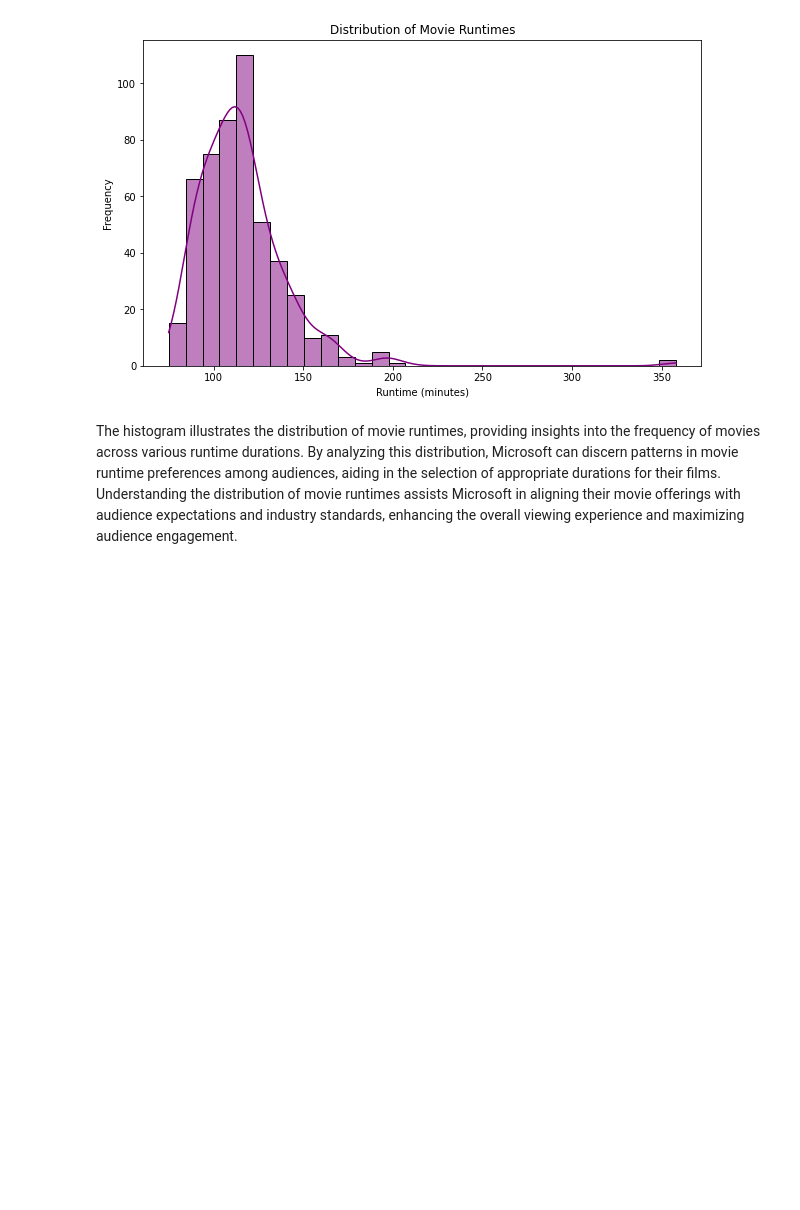
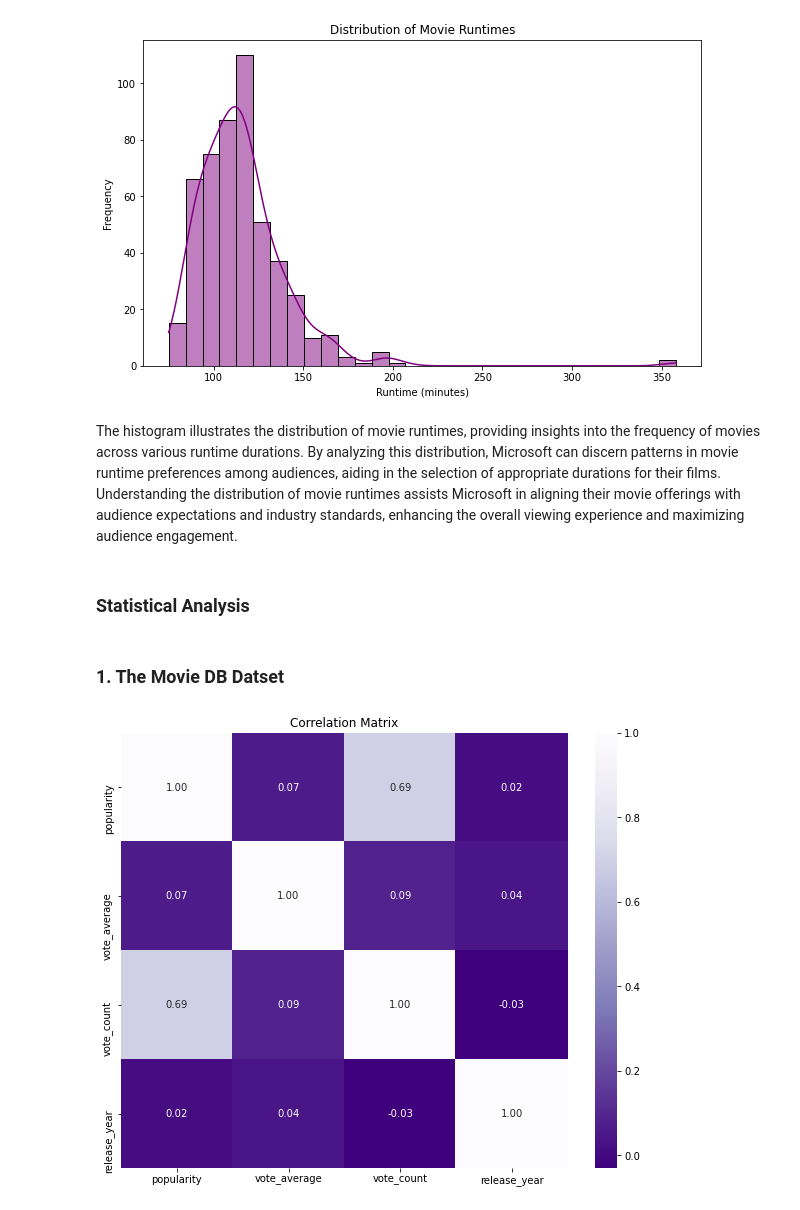
Before and after one commit to olivemideva/dsc-phase-1-project-v2-4, a Jupyter notebook: student.ipynb, the cells around one changed output. Saved outputs shown, nothing was run; the diff lists cells and outputs as text; code cells hidden in the pictures; blank space fills up the shorter version.

Commit message:
Statistical Analysis

```diff
--- a/student.ipynb
+++ b/student.ipynb
@@ -695,3 +695,18 @@ plt.show()
 [figure]
 # %% [markdown]
 The histogram illustrates the distribution of movie runtimes, providing insights into the frequency of movies across various runtime durations. By analyzing this distribution, Microsoft can discern patterns in movie runtime preferences among audiences, aiding in the selection of appropriate durations for their films. Understanding the distribution of movie runtimes assists Microsoft in aligning their movie offerings with audience expectations and industry standards, enhancing the overall viewing experience and maximizing audience engagement.
+# %% [markdown]
+### Statistical Analysis
+# %% [markdown]
+### 1. The Movie DB Datset
+# %%
+# Calculate correlation
+correlation_matrix = tmdb_df[['popularity', 'vote_average', 'vote_count', 'release_year']].corr()
+# %%
+# Plot heatmap of correlation matrix
+plt.figure(figsize=(10, 8))
+sns.heatmap(correlation_matrix, annot=True, cmap='Purples_r', fmt=".2f")
+plt.title('Correlation Matrix')
+plt.show()
+# %% [output]
+[figure, added]
```
Also changed, not shown: parts of 11 cells of this notebook.
